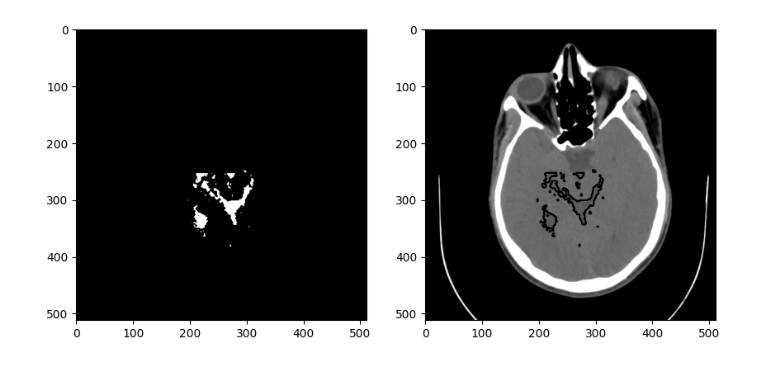
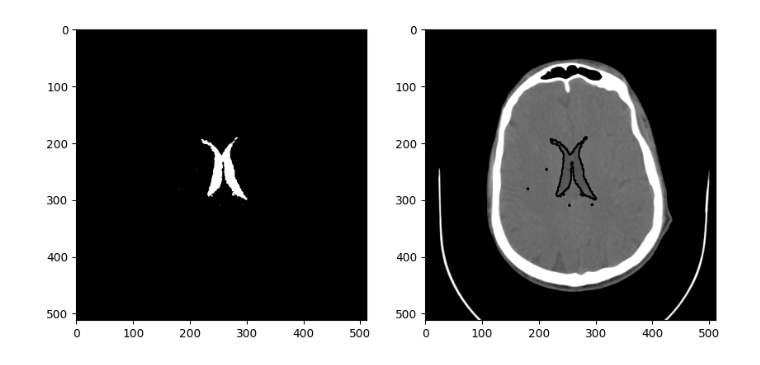
Before and after one commit to RafaelChavesPB/PDI-Medicas, a Jupyter notebook: Rafael/artigo/treatSlices.ipynb, the cells around one changed output. Cells and saved outputs as stored; diff of their text form; code cells hidden in the pictures.

Commit message:
Adicionando floodFill

```diff
--- a/Rafael/artigo/treatSlices.ipynb
+++ b/Rafael/artigo/treatSlices.ipynb
@@ -105,29 +177,31 @@ slices = list(map(getImgFromDicom, sorted(slices, key=lambda s: s.SliceLocation)
 # %%
 def drawContour(img, mask):
     edges =  cv2.Canny(mask, 85, 200)
     contours, _ = cv2.findContours(edges, cv2.RETR_EXTERNAL, cv2.INTERSECT_FULL)
     contour_image = cv2.drawContours(img, contours, -1, (0, 255, 0), 2)
     return contour_image
 
 def identifyVentricle(original):
     BEGIN_BONE_WINDOW, END_BONE_WINDOW = 220, 256
     boneMask = applyBandpassFilter(original, BEGIN_BONE_WINDOW, END_BONE_WINDOW)
     maskToRemoveBone = cv2.erode(cv2.bitwise_not(boneMask), getElement(cv2.MORPH_RECT), iterations=40)
 
     BEGIN_VENTRICLE_WINDOW, END_VENTRICLE_WINDOW = 70, 100
     rawVentricleMask = applyBandpassFilter(original, BEGIN_VENTRICLE_WINDOW, END_VENTRICLE_WINDOW)
     rawVentricleMaskWithoutBone = cv2.bitwise_and(rawVentricleMask, maskToRemoveBone)
     areaOfInterest = cv2.erode(rawVentricleMaskWithoutBone, getElement(cv2.MORPH_RECT, (3,3)), iterations=3)
     areaOfInterest = cv2.dilate(areaOfInterest, getElement(cv2.MORPH_CROSS, (7,7)), iterations=20)
     ventricleMask = cv2.bitwise_and(rawVentricleMaskWithoutBone, areaOfInterest)
+    ventricleMask = floodFill(BEGIN_VENTRICLE_WINDOW, END_VENTRICLE_WINDOW, original, ventricleMask)
+    ventricleMask = removeSmallGroups(ventricleMask, 100)
     return ventricleMask
 
-original = slices[130]
+original = slices[85]
 mask = identifyVentricle(original)
 contour_image = drawContour(original.copy(), mask)
 compareTwoImages(mask, contour_image)
 # %% [output]
-[figure, old version]
+[figure, new version]
 # %%
 vertex = []
 for Z in range(65,135):
```
Also changed, not shown: parts of 4 cells of this notebook.
